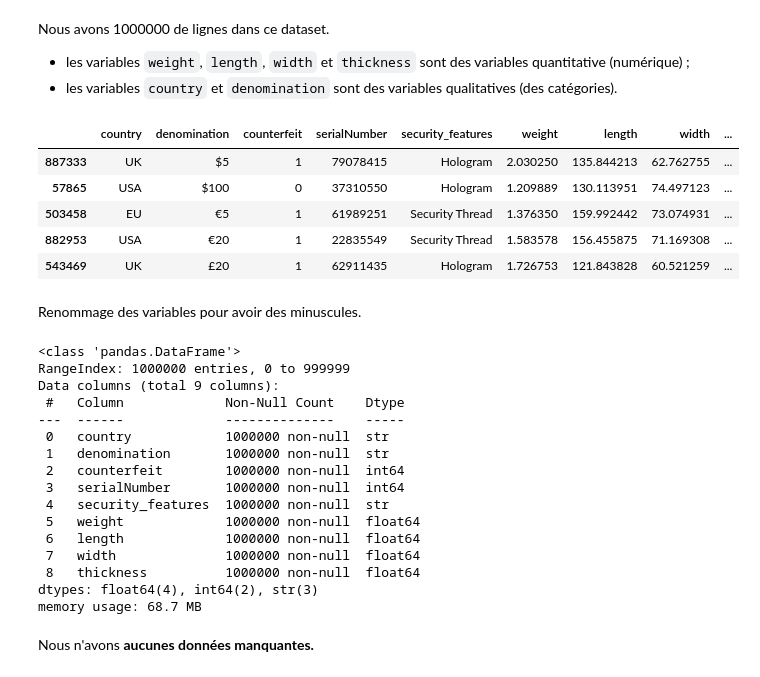
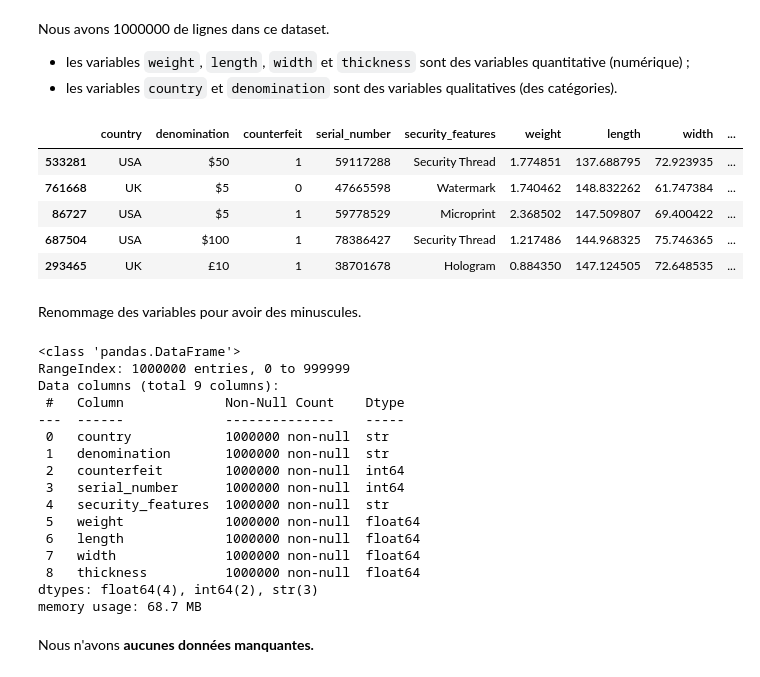
Before and after one commit to anthonybnl/projet-datascience, a Jupyter notebook: eda.ipynb, the cells around one changed output. Saved outputs shown, nothing was run; the diff lists cells and outputs as text; code cells hidden in the pictures.

```diff
--- a/eda.ipynb
+++ b/eda.ipynb
@@ -61,24 +64,24 @@ Nous avons 1000000 de lignes dans ce dataset.
 # %%
 df = df.rename(columns={
     "Country": "country",
     "Denomination": "denomination",
     "Counterfeit": "counterfeit",
-    "SerialNumber": "serialNumber",
+    "SerialNumber": "serial_number",
     "SecurityFeatures": "security_features",
     "Weight": "weight",
     "Length": "length",
     "Width": "width",
     "Thickness": "thickness"
 })
 
 df.sample(n=5)
 # %% [output]
-|  | country | denomination | counterfeit | serialNumber | security_features | weight | length | width | ... |
-| 887333 | UK | $5 | 1 | 79078415 | Hologram | 2.030250 | 135.844213 | 62.762755 | ... |
-| 57865 | USA | $100 | 0 | 37310550 | Hologram | 1.209889 | 130.113951 | 74.497123 | ... |
-| 503458 | EU | €5 | 1 | 61989251 | Security Thread | 1.376350 | 159.992442 | 73.074931 | ... |
-| 882953 | USA | €20 | 1 | 22835549 | Security Thread | 1.583578 | 156.455875 | 71.169308 | ... |
-| 543469 | UK | £20 | 1 | 62911435 | Hologram | 1.726753 | 121.843828 | 60.521259 | ... |
+|  | country | denomination | counterfeit | serial_number | security_features | weight | length | width | ... |
+| 533281 | USA | $50 | 1 | 59117288 | Security Thread | 1.774851 | 137.688795 | 72.923935 | ... |
+| 761668 | UK | $5 | 0 | 47665598 | Watermark | 1.740462 | 148.832262 | 61.747384 | ... |
+| 86727 | USA | $5 | 1 | 59778529 | Microprint | 2.368502 | 147.509807 | 69.400422 | ... |
+| 687504 | USA | $100 | 1 | 78386427 | Security Thread | 1.217486 | 144.968325 | 75.746365 | ... |
+| 293465 | UK | £10 | 1 | 38701678 | Hologram | 0.884350 | 147.124505 | 72.648535 | ... |
 # %% [markdown]
 Renommage des variables pour avoir des minuscules.
 # %%
@@ -92,7 +95,7 @@ Data columns (total 9 columns):
  0   country            1000000 non-null  str
  1   denomination       1000000 non-null  str
  2   counterfeit        1000000 non-null  int64
- 3   serialNumber       1000000 non-null  int64
+ 3   serial_number      1000000 non-null  int64
  4   security_features  1000000 non-null  str
  5   weight             1000000 non-null  float64
  6   length             1000000 non-null  float64
```
Also changed, not shown: parts of 16 cells of this notebook.
